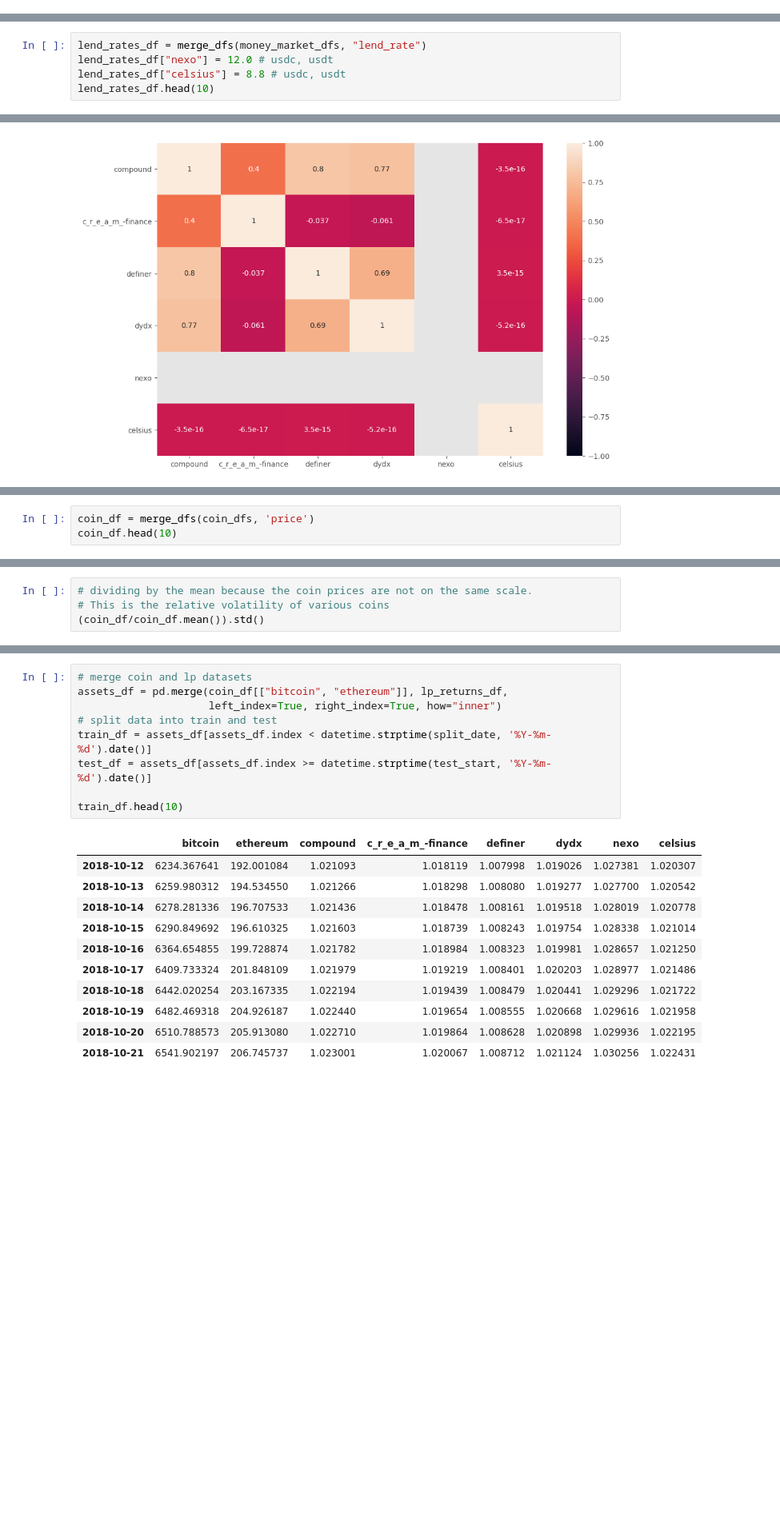
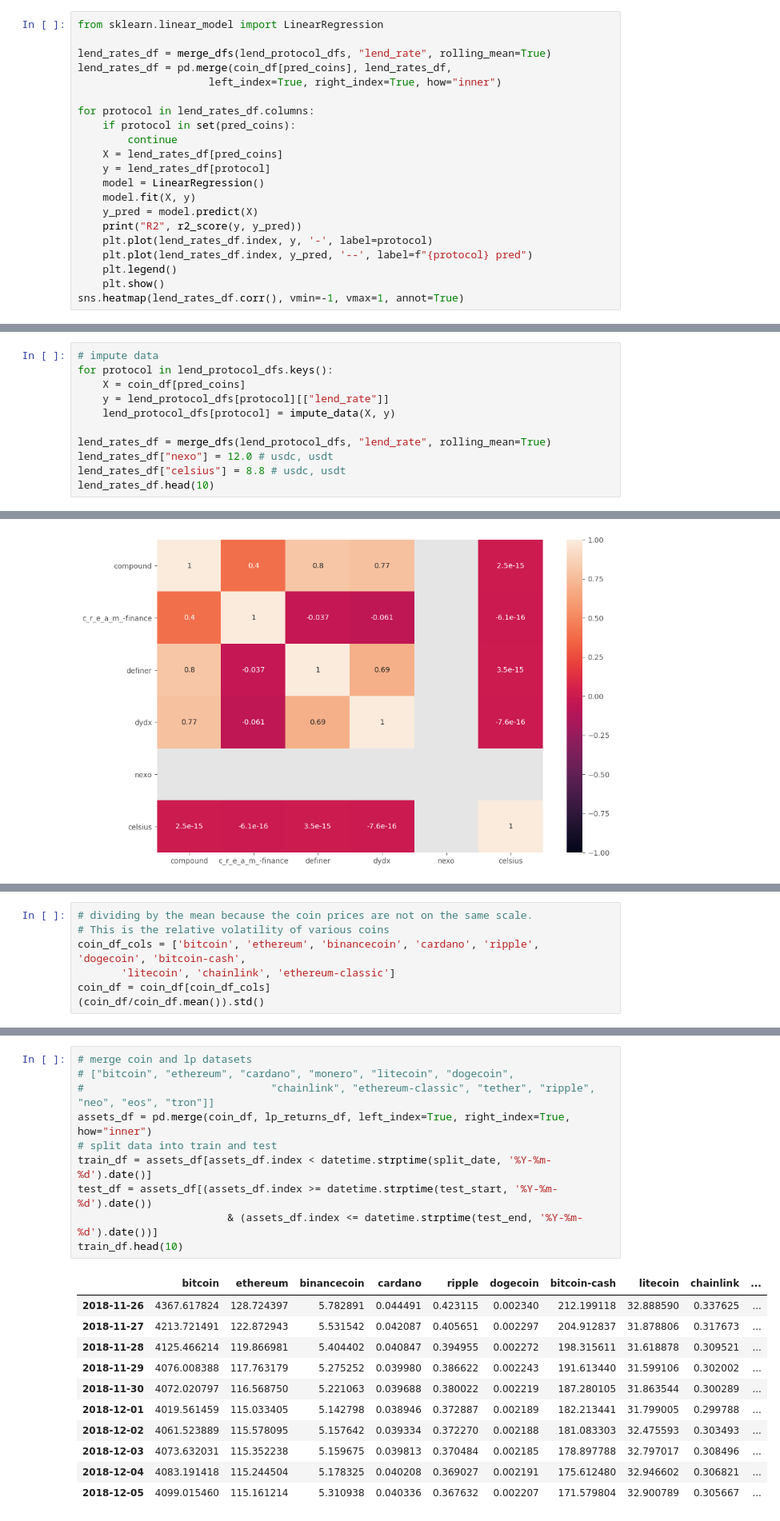
Before and after one commit to AffineLabs/contracts, a Jupyter notebook: notebook/adib/portfolio_opt.ipynb, the cells around one changed output, grey strips where cells are left out. Shown at 80% size. Cells and saved outputs as stored; diff of their text form; blank space fills up the shorter version.

```diff
--- a/notebook/adib/portfolio_opt.ipynb
+++ b/notebook/adib/portfolio_opt.ipynb
@@ -98,0 +178,21 @@ for market in money_market_dfs.keys():
+# %%
+from sklearn.linear_model import LinearRegression
+
+lend_rates_df = merge_dfs(lend_protocol_dfs, "lend_rate", rolling_mean=True)
+lend_rates_df = pd.merge(coin_df[pred_coins], lend_rates_df,
+                     left_index=True, right_index=True, how="inner")
+
+for protocol in lend_rates_df.columns:
+    if protocol in set(pred_coins):
+        continue
+    X = lend_rates_df[pred_coins]
+    y = lend_rates_df[protocol]
+    model = LinearRegression()
+    model.fit(X, y)
+    y_pred = model.predict(X)
+    print("R2", r2_score(y, y_pred))
+    plt.plot(lend_rates_df.index, y, '-', label=protocol)
+    plt.plot(lend_rates_df.index, y_pred, '--', label=f"{protocol} pred")
+    plt.legend()
+    plt.show()
+sns.heatmap(lend_rates_df.corr(), vmin=-1, vmax=1, annot=True)
@@ -99,5 +210,11 @@ for market in money_market_dfs.keys():
 # %%
-lend_rates_df = merge_dfs(money_market_dfs, "lend_rate")
+# impute data
+for protocol in lend_protocol_dfs.keys():
+    X = coin_df[pred_coins]
+    y = lend_protocol_dfs[protocol][["lend_rate"]]
+    lend_protocol_dfs[protocol] = impute_data(X, y)
+
+lend_rates_df = merge_dfs(lend_protocol_dfs, "lend_rate", rolling_mean=True)
 lend_rates_df["nexo"] = 12.0 # usdc, usdt
 lend_rates_df["celsius"] = 8.8 # usdc, usdt
 lend_rates_df.head(10)
@@ -244,3 +306,0 @@ usd-coin        2018-10-05
-# %%
-coin_df = merge_dfs(coin_dfs, 'price')
-coin_df.head(10)
@@ -277,5 +325,8 @@ Text(0.5, 1.0, 'Nov 07 2020 - Apr 07 2020')
 # %%
 # dividing by the mean because the coin prices are not on the same scale.
 # This is the relative volatility of various coins
+coin_df_cols = ['bitcoin', 'ethereum', 'binancecoin', 'cardano', 'ripple', 'dogecoin', 'bitcoin-cash',
+       'litecoin', 'chainlink', 'ethereum-classic']
+coin_df = coin_df[coin_df_cols]
 (coin_df/coin_df.mean()).std()
 # %% [output]
@@ -429,21 +623,22 @@ return in the test period 8.856419371692255
 # %%
 # merge coin and lp datasets
-assets_df = pd.merge(coin_df[["bitcoin", "ethereum"]], lp_returns_df,
-                     left_index=True, right_index=True, how="inner")
+# ["bitcoin", "ethereum", "cardano", "monero", "litecoin", "dogecoin",
+#                              "chainlink", "ethereum-classic", "tether", "ripple", "neo", "eos", "tron"]]
+assets_df = pd.merge(coin_df, lp_returns_df, left_index=True, right_index=True, how="inner")
 # split data into train and test
 train_df = assets_df[assets_df.index < datetime.strptime(split_date, '%Y-%m-%d').date()]
-test_df = assets_df[assets_df.index >= datetime.strptime(test_start, '%Y-%m-%d').date()]
-
+test_df = assets_df[(assets_df.index >= datetime.strptime(test_start, '%Y-%m-%d').date())
+                        & (assets_df.index <= datetime.strptime(test_end, '%Y-%m-%d').date())]
 train_df.head(10)
 # %% [output]
-|  | bitcoin | ethereum | compound | c_r_e_a_m_-finance | definer | dydx | nexo | celsius |
-| 2018-10-12 | 6234.367641 | 192.001084 | 1.021093 | 1.018119 | 1.007998 | 1.019026 | 1.027381 | 1.020307 |
-| 2018-10-13 | 6259.980312 | 194.534550 | 1.021266 | 1.018298 | 1.008080 | 1.019277 | 1.027700 | 1.020542 |
-| 2018-10-14 | 6278.281336 | 196.707533 | 1.021436 | 1.018478 | 1.008161 | 1.019518 | 1.028019 | 1.020778 |
-| 2018-10-15 | 6290.849692 | 196.610325 | 1.021603 | 1.018739 | 1.008243 | 1.019754 | 1.028338 | 1.021014 |
-| 2018-10-16 | 6364.654855 | 199.728874 | 1.021782 | 1.018984 | 1.008323 | 1.019981 | 1.028657 | 1.021250 |
-| 2018-10-17 | 6409.733324 | 201.848109 | 1.021979 | 1.019219 | 1.008401 | 1.020203 | 1.028977 | 1.021486 |
-| 2018-10-18 | 6442.020254 | 203.167335 | 1.022194 | 1.019439 | 1.008479 | 1.020441 | 1.029296 | 1.021722 |
-| 2018-10-19 | 6482.469318 | 204.926187 | 1.022440 | 1.019654 | 1.008555 | 1.020668 | 1.029616 | 1.021958 |
-| 2018-10-20 | 6510.788573 | 205.913080 | 1.022710 | 1.019864 | 1.008628 | 1.020898 | 1.029936 | 1.022195 |
-| 2018-10-21 | 6541.902197 | 206.745737 | 1.023001 | 1.020067 | 1.008712 | 1.021124 | 1.030256 | 1.022431 |
+|  | bitcoin | ethereum | binancecoin | cardano | ripple | dogecoin | bitcoin-cash | litecoin | chainlink | ... |
+| 2018-11-26 | 4367.617824 | 128.724397 | 5.782891 | 0.044491 | 0.423115 | 0.002340 | 212.199118 | 32.888590 | 0.337625 | ... |
+| 2018-11-27 | 4213.721491 | 122.872943 | 5.531542 | 0.042087 | 0.405651 | 0.002297 | 204.912837 | 31.878806 | 0.317673 | ... |
+| 2018-11-28 | 4125.466214 | 119.866981 | 5.404402 | 0.040847 | 0.394955 | 0.002272 | 198.315611 | 31.618878 | 0.309521 | ... |
+| 2018-11-29 | 4076.008388 | 117.763179 | 5.275252 | 0.039980 | 0.386622 | 0.002243 | 191.613440 | 31.599106 | 0.302002 | ... |
+| 2018-11-30 | 4072.020797 | 116.568750 | 5.221063 | 0.039688 | 0.380022 | 0.002219 | 187.280105 | 31.863544 | 0.300289 | ... |
+| 2018-12-01 | 4019.561459 | 115.033405 | 5.142798 | 0.038946 | 0.372887 | 0.002189 | 182.213441 | 31.799005 | 0.299788 | ... |
+| 2018-12-02 | 4061.523889 | 115.578095 | 5.157642 | 0.039334 | 0.372270 | 0.002188 | 181.083303 | 32.475593 | 0.303493 | ... |
+| 2018-12-03 | 4073.632031 | 115.352238 | 5.159675 | 0.039813 | 0.370484 | 0.002185 | 178.897788 | 32.797017 | 0.308496 | ... |
+| 2018-12-04 | 4083.191418 | 115.244504 | 5.178325 | 0.040208 | 0.369027 | 0.002191 | 175.612480 | 32.946602 | 0.306821 | ... |
+| 2018-12-05 | 4099.015460 | 115.161214 | 5.310938 | 0.040336 | 0.367632 | 0.002207 | 171.579804 | 32.900789 | 0.305667 | ... |
```
Also changed, not shown: parts of 41 cells of this notebook, 4 other files.
